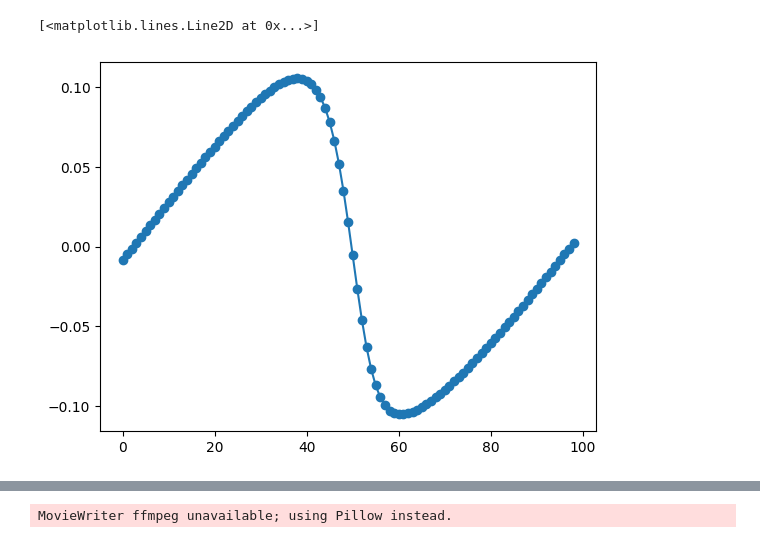
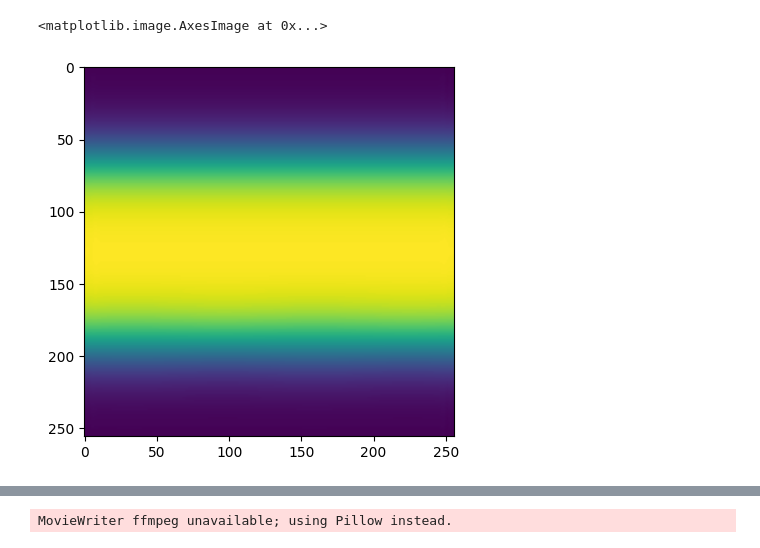
Before and after one commit to Jimbo-Coder/PyFluid, a Jupyter notebook: main.ipynb, the cells around one changed output, grey strips where cells are left out. Drawn from its saved outputs; the diff is of its cells as text; code cells hidden in the pictures.

```diff
--- a/main.ipynb
+++ b/main.ipynb
@@ -268,7 +268,7 @@ class Fluid2D:
         fluxx[3],fluxy[3] = velf*(uvecf[3] + Pf); # Energy
 
     def apply_ics(self):
-       self.rhob = 1;self.rhoamp = 1e-1; self.presb = 1.0;
+       self.rhob = 1;self.rhoamp = 1e-1; self.presb = 10.0;
        self.cs0 = np.sqrt(self.gamma * self.presb / self.rhob);
        self.rho[self.imask]+=  self.rhob;
        self.pressure[self.imask] += self.presb;
@@ -315,7 +315,15 @@ class Fluid2D:
            rhmask = (rdotn > 0) & self.imask
            self.rho[lhmask] += self.rhoamp;
            self.pressure[lhmask] += self.rhoamp * self.cs0**2;
-
+       elif self.ici == 5: #KH Instability
+           self.icname = "KH Instab."
+           a = 0.05; sig =0.2; z1 = -0.5; z2 = 0.5; uflow = 1.0; Apert = 0.01;
+           y1a = (self.yg - z1)/sig; y2a = (self.yg - z2)/sig
+           fac = np.tanh(y1a) - np.tanh(y2a)
+           facpert = np.exp(-(y1a**2)) + np.exp(-(y2a**2))*np.sin(2*np.pi*self.xg)
+           self.rho[self.imask] += self.rhoamp * (fac[self.imask]/2)
+           self.momentum[0,self.imask] += self.rho[self.imask]*uflow * (fac[self.imask]-1)
+           self.momentum[1,self.imask] += Apert*self.rho[self.imask]*facpert[self.imask]
        #Initial velocity
        safe_divide(self.momentum, self.rho, self.vel)
        #initial energy
@@ -556,11 +564,11 @@ class Fluid2D:
         self.laptots = np.sum(self.lapPs, axis=(1,2)) * self.dx * self.dx
 
 
-x0t = -1.0; x1t = 1.0;  nxt = 99;
+x0t = -1.0; x1t = 1.0;  nxt = 256;
 Nsteps =1e3
 #IC Key
-#[0 = Central Circular Shock, 1 = Central Square Shock, 2 = Wave, 3 = Vortex, 4 = Shock Tube]
-ici = 2
+#[0 = Central Circular Shock, 1 = Central Square Shock, 2 = Wave, 3 = Vortex, 4 = Shock Tube, 5 = KH Instability]
+ici = 5
 #BC Key
 #[0 = Periodic, 1 = Outflow, 2 = Reflective  ]
 # LHS, RHS, BOTTOM, TOP
@@ -571,7 +579,7 @@ flux_meth = 0
 state = Fluid2D(x0t, x1t, nxt, ici, bci, Nsteps, flux_meth)
 state.run_and_store()
 
-it = 0
+it = -1
 state.plot_all(it)
 #state.compute_HLL_and_update()
 print(f"Flux Method: {state.fluxname} \n IC: {state.icname} \n B.C.: {bci} \n Nx: {nxt} \n Steps: {Nsteps:5e} \n dt_avg: {state.dt:.3e} \n Diff Tol: {state.difftol:5e} \n Final Time: {state.t:.3f}")
@@ -589,11 +597,12 @@ Flux Method: LLF
 # %%
-#it=0
-it+=10
-plt.figure()
-plt.plot(state.uvecs[it,1,50,:], "-o")
+it=10
+#it+=10
+#plt.figure()
+#plt.plot(state.yg[:,50],state.uvecs[it,0,:,50], "-o")
+plt.imshow(state.uvecs[it,0,:,:])
 #plt.ylim(state.rhob - 1.1*state.rhoamp, state.rhob + 1.1*state.rhoamp)
 # %% [output]
-[<matplotlib.lines.Line2D at 0x...>]
+<matplotlib.image.AxesImage at 0x...>
-[figure, old version]
+[figure, new version]
 # %%
 #it = 0
```
Also changed, not shown: parts of 2 cells of this notebook, 2 other files.
